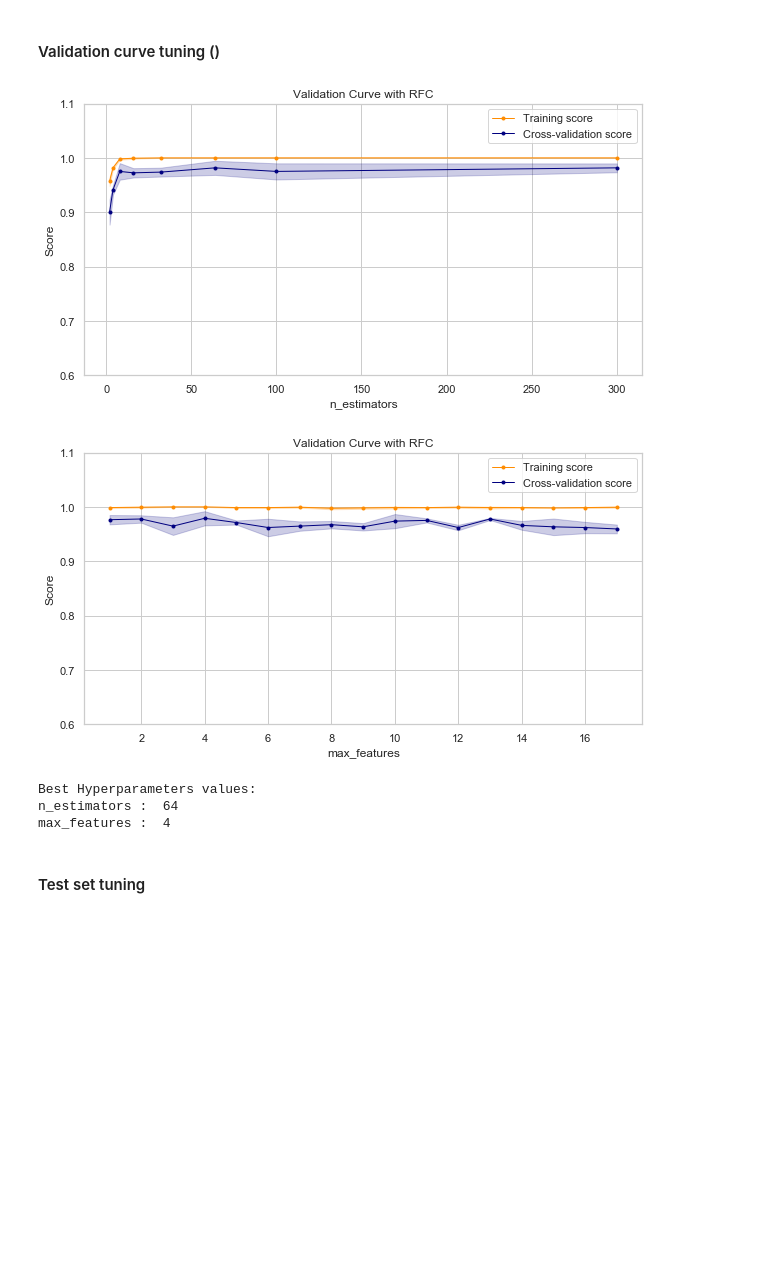
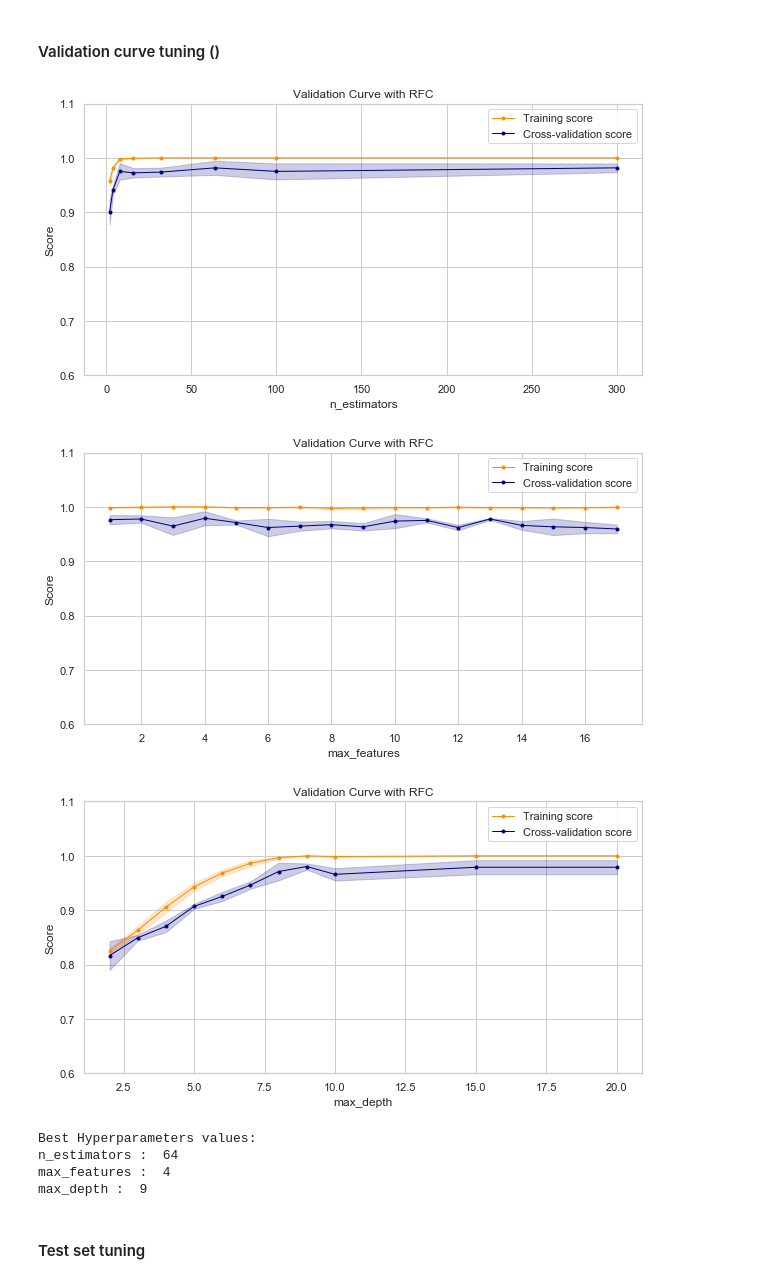
Before and after one commit to alessiogilardi/heart-disease-data-analysis-project, a Jupyter notebook: random_forest_big_dataset_final.ipynb, the cells around one changed output. Saved outputs shown, nothing was run; the diff lists cells and outputs as text; code cells hidden in the pictures; blank space fills up the shorter version.

```diff
--- a/random_forest_big_dataset_final.ipynb
+++ b/random_forest_big_dataset_final.ipynb
@@ -377,42 +379,48 @@ Specificity (True Negatives Rate): 1.0
 # %%
 max_features = list(range(1,X_scaled.shape[1]))
 n_estimators = [2, 4, 8, 16, 32, 64, 100, 300]
+max_depth = [2, 4, 6, 8, 9, 10, 15, 20]
+
 
 hyperF = dict(n_estimators=n_estimators,
-              max_features=max_features)
+              max_features=max_features,
+              max_depth=max_depth)
 # %% [markdown]
 #### Validation curve tuning ()
 # %%
 # Tuning n_estimators
 best_hyp = dict()
 test_scores_mean = do_validation_curve(RandomForestClassifier(random_state=50), X_train, Y_train, 'n_estimators', n_estimators)
 best_hyp["n_estimators"] = n_estimators[np.argmax(test_scores_mean)]
 
 # Tuning max_features
 test_scores_mean = do_validation_curve(RandomForestClassifier(random_state=50), X_train, Y_train, 'max_features', max_features)
 best_hyp["max_features"] = max_features[np.argmax(test_scores_mean)]
 
 ## Tuning min_samples_leaf
 ## test_scores_mean = do_validation_curve(RandomForestClassifier(random_state=50), X_train, Y_train, 'min_samples_leaf', min_samples_leaf)
 ## print("Best min_samples_leaf:", min_samples_leaf[np.argmax(test_scores_mean)])
 
 ## Tuning max_depth
-## test_scores_mean = do_validation_curve(RandomForestClassifier(random_state=50), X_train, Y_train, 'max_depth', max_depth)
-## print("Best max_depth:", max_depth[np.argmax(test_scores_mean)])
+test_scores_mean = do_validation_curve(RandomForestClassifier(random_state=50), X_train, Y_train, 'max_depth', max_depth)
+
+best_hyp["max_depth"] = max_depth[np.argmax(test_scores_mean)]
 
 ## Tuning bootstrap
-## test_scores_mean = do_validation_curve(RandomForestClassifier(random_state=50), X_train, Y_train, 'bootstrap', bootstrap)
+## test_scores_mean = do_validation_curve(RandomForestClassifier(ranbest_hyp["max_features"] = max_features[np.argmax(test_scores_mean)]
 ## print("Best bootstrap:", bootstrap[np.argmax(test_scores_mean)])
 
 print("Best Hyperparameters values:")
 for k in best_hyp:
     print(k, ": ", best_hyp[k])
 # %% [output]
 [figure]
 [figure]
+[figure, added]
 Best Hyperparameters values:
 n_estimators :  64
 max_features :  4
+max_depth :  9
 # %% [markdown]
 #### Test set tuning
 # %%
```
Also changed, not shown: parts of 6 cells of this notebook, 5 other files.
